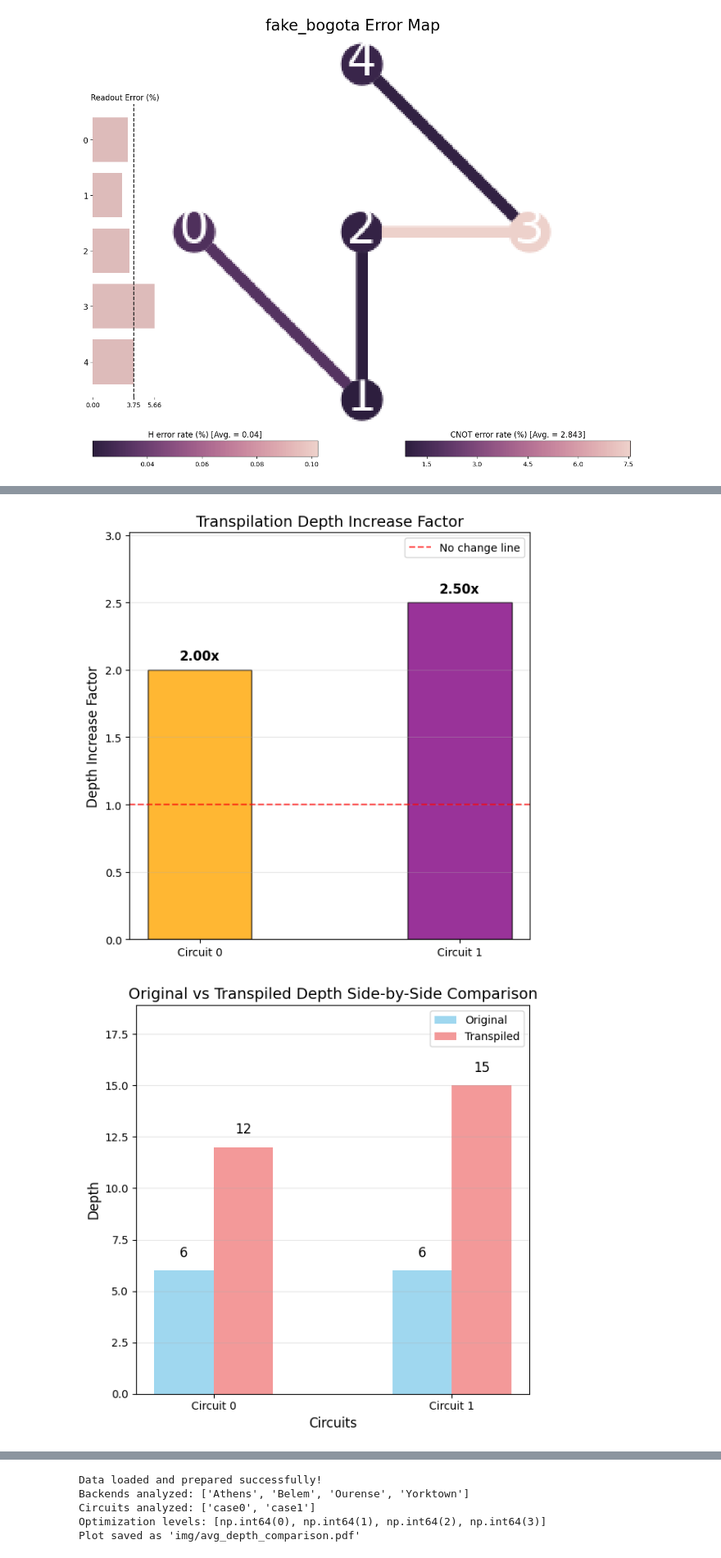
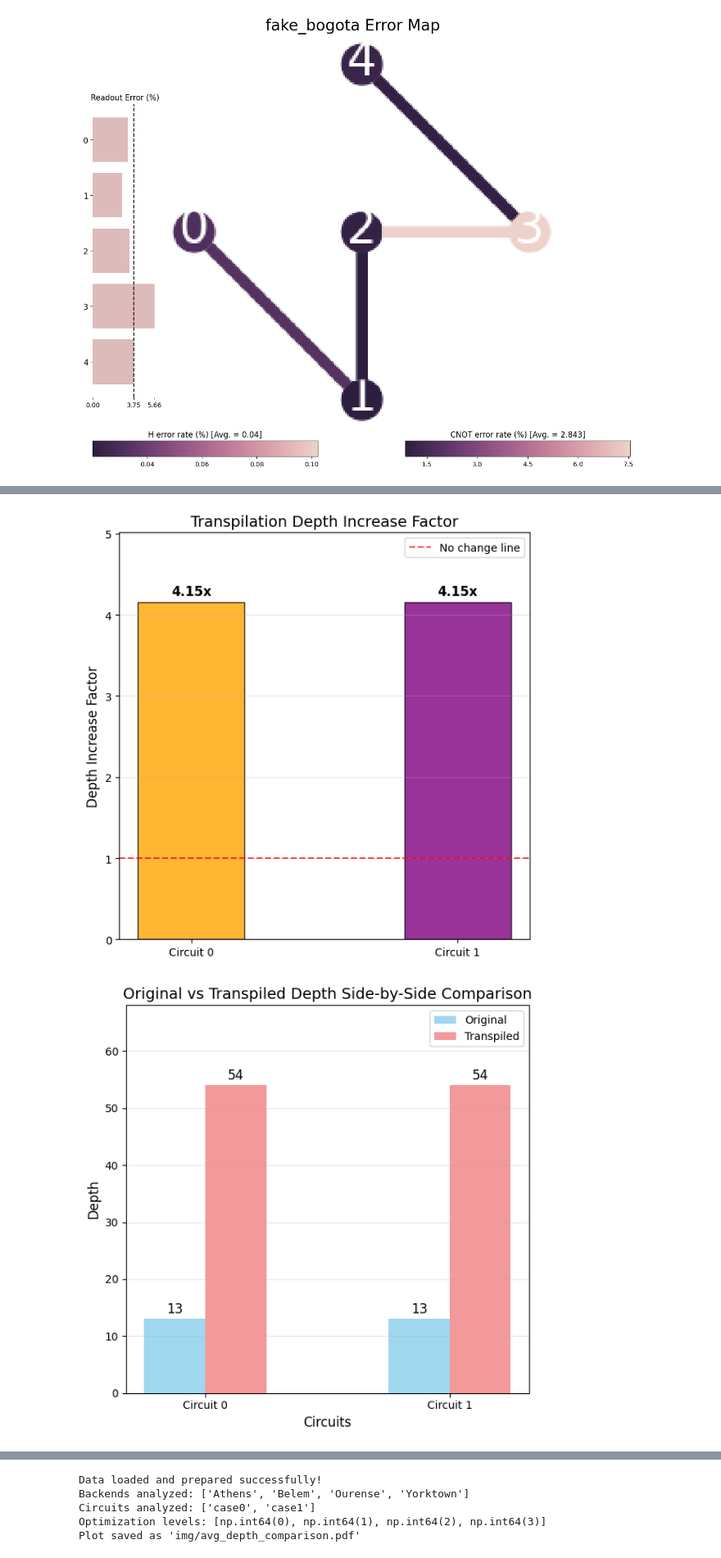
Before and after one commit to MagePro310/Quantum_Simulation_Scheduling_ver1, a Jupyter notebook: test_transpile.ipynb, the cells around one changed output, grey strips where cells are left out. Shown at 82% size. Drawn from its saved outputs; the diff is of its cells as text; code cells hidden in the pictures.

```diff
--- a/test_transpile.ipynb
+++ b/test_transpile.ipynb
@@ -36,13 +37,8 @@ plot_error_map(backendtime0)
 # %% [output]
 [figure]
 # %%
-circuit0 = QuantumCircuit(3)
-circuit0.h(0)
-circuit0.cx(0, 1)
-circuit0.h(0)
-circuit0.cx(0, 2)
-circuit0.h(2)
-circuit0.cx(1, 2)
+circuit0 = get_benchmark(benchmark="ghz", level=BenchmarkLevel.ALG, circuit_size=13)
+circuit0.remove_final_measurements()
 print(circuit0.depth())
 circuit0.draw('mpl')
 # %% [output]
@@ -51,10 +47,3 @@ circuit0.draw('mpl')
 # %%
-circuit1 = QuantumCircuit(3)
-circuit1.h(0)
-circuit1.cx(0, 1)
-circuit1.h(1)
-circuit1.cx(1, 2)
-circuit1.h(2)
-circuit1.cx(0, 2)
-print(circuit1.depth())
-circuit1.draw('mpl')
+circuit1 = get_benchmark(benchmark="ghz", level=BenchmarkLevel.ALG, circuit_size=13)
+circuit1.remove_final_measurements()
@@ -64,2 +50,3 @@ circuit1.draw('mpl')
 # %%
-backend = FakePerth()
+backend = FakePeekskill()
+plot_error_map(backend)
@@ -66,9 +55,10 @@ backend = FakePerth()
 # %%
-transpile0 = transpile(circuit0, backend=backend, optimization_level=0)
+transpile0 = transpile(circuit0, backend=backend, optimization_level=3)
 print(transpile0.depth())
-transpile1 = transpile(circuit1, backend=backend, optimization_level=0)
+transpile1 = transpile(circuit1, backend=backend, optimization_level=3)
 print(transpile1.depth())
-newcircuit = expand_circuit_width(circuit0, circuit0)
-transpiled_circuit_new = transpile(newcircuit, backend=backend, optimization_level=0)
+newcircuit = expand_circuit_width(circuit0, circuit1)
+newcircuit.draw('mpl')
+transpiled_circuit_new = transpile(newcircuit, backend=backend, optimization_level=3)
 print(transpiled_circuit_new.depth())
 # %% [output]
@@ -97,7 +87,7 @@ depth_data = {
               original_circuit1_depth, transpiled_circuit1_depth,
               expanded_circuit_depth],
     'Type': ['Original', 'Transpiled', 'Original', 'Transpiled', 'Transpiled'],
-    'Circuit_ID': ['Circuit 0', 'Circuit 0', 'Circuit 1', 'Circuit 1', 'Merged Circuit' ]
+    'Circuit_ID': ['Circuit 0', 'Circuit 0', 'Circuit 1', 'Circuit 1', 'Multiprogram Circuit' ]
 }
 
 df_depth_viz = pd.DataFrame(depth_data)
@@ -265,2 +255,2 @@ print(f"Transpilation overhead range: {min(increase_factors):.2f}x to {max(incre
-[figure, old version]
+[figure, new version]
-[figure, old version]
+[figure, new version]
```
Also changed, not shown: parts of 6 cells of this notebook, 24 other files.
